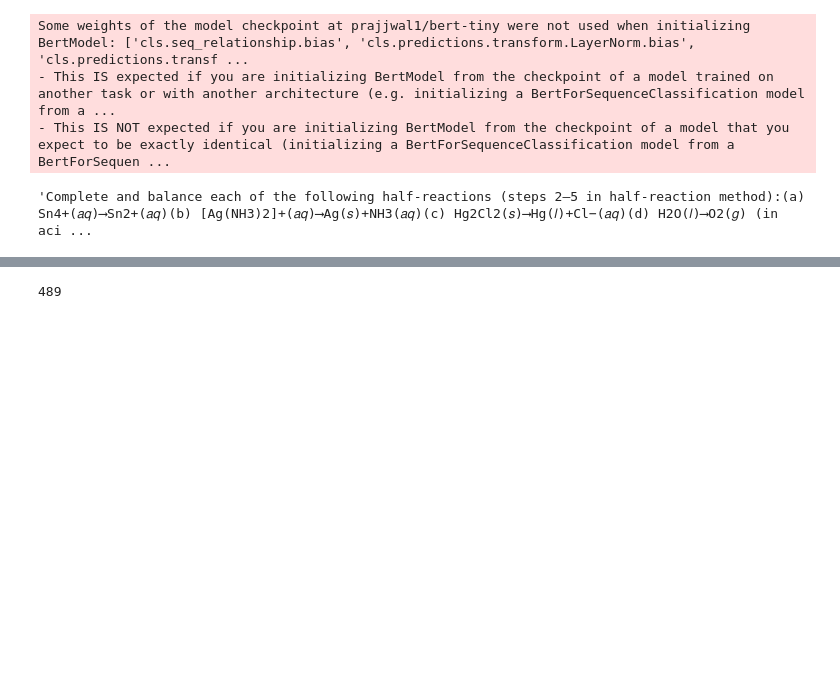
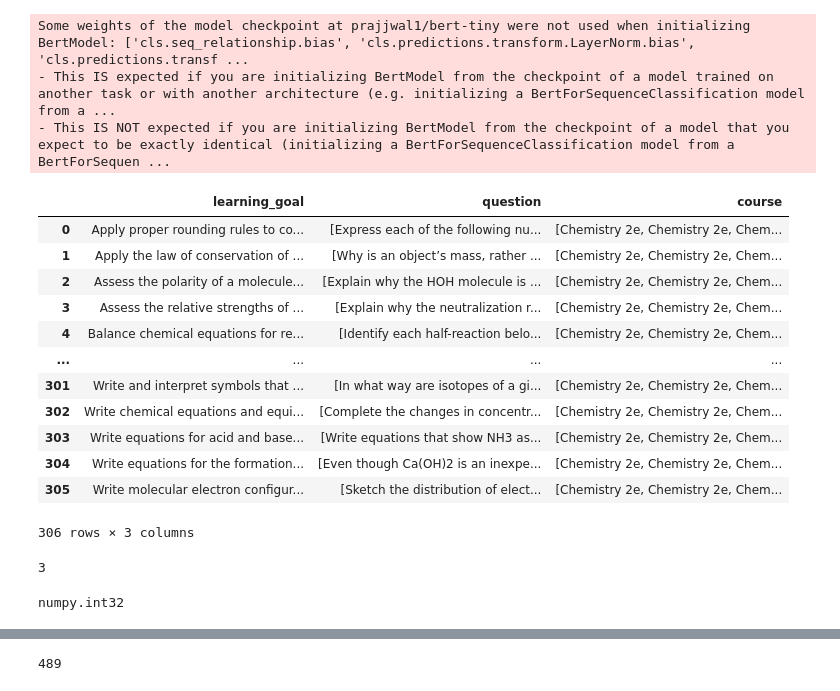
Before and after one commit to AmirZur/smartstem-ai, a Jupyter notebook: playground.ipynb, the cells around one changed output, grey strips where cells are left out. Saved outputs shown, nothing was run; the diff lists cells and outputs as text; code cells hidden in the pictures; blank space fills up the shorter version.

```diff
--- a/playground.ipynb
+++ b/playground.ipynb
@@ -365,8 +365,30 @@ COURSES = [
 data = pd.concat([
     util.load_openstax_course(course) for course in COURSES
 ])
-# %%
-question = data['question'].sample().iloc[0]
-question
-# %% [output]
-'Complete and balance each of the following half-reactions (steps 2–5 in half-reaction method):(a) Sn4+(𝑎𝑞)⟶Sn2+(𝑎𝑞)(b) [Ag(NH3)2]+(𝑎𝑞)⟶Ag(𝑠)+NH3(𝑎𝑞)(c) Hg2Cl2(𝑠)⟶Hg(𝑙)+Cl−(𝑎𝑞)(d) H2O(𝑙)⟶O2(𝑔) (in aci ...
+# %%
+data_by_learning_goal = data.groupby('learning_goal').agg(list).reset_index()
+index = 0
+lg = data_by_learning_goal.iloc[index]
+safe_lgs = data_by_learning_goal[
+    data_by_learning_goal['question'].apply(lambda l: all([q not in lg.question for q in l]))
+]
+# %%
+data_by_learning_goal
+# %% [output]
+|  | learning_goal | question | course |
+| 0 | Apply proper rounding rules to co... | [Express each of the following nu... | [Chemistry 2e, Chemistry 2e, Chem... |
+| 1 | Apply the law of conservation of ... | [Why is an object’s mass, rather ... | [Chemistry 2e, Chemistry 2e, Chem... |
+| 2 | Assess the polarity of a molecule... | [Explain why the HOH molecule is ... | [Chemistry 2e, Chemistry 2e, Chem... |
+| 3 | Assess the relative strengths of ... | [Explain why the neutralization r... | [Chemistry 2e, Chemistry 2e, Chem... |
+| 4 | Balance chemical equations for re... | [Identify each half-reaction belo... | [Chemistry 2e, Chemistry 2e, Chem... |
+| ... | ... | ... | ... |
+| 301 | Write and interpret symbols that ... | [In what way are isotopes of a gi... | [Chemistry 2e, Chemistry 2e, Chem... |
+| 302 | Write chemical equations and equi... | [Complete the changes in concentr... | [Chemistry 2e, Chemistry 2e, Chem... |
+| 303 | Write equations for acid and base... | [Write equations that show NH3 as... | [Chemistry 2e, Chemistry 2e, Chem... |
+| 304 | Write equations for the formation... | [Even though Ca(OH)2 is an inexpe... | [Chemistry 2e, Chemistry 2e, Chem... |
+| 305 | Write molecular electron configur... | [Sketch the distribution of elect... | [Chemistry 2e, Chemistry 2e, Chem... |
+306 rows × 3 columns
+# %%
+data.groupby('learning_goal').agg(list)['question'].apply(len).min()
+# %% [output]
+3
@@ -372,0 +399,5 @@ question
+# %%
+a = rng.choice([1, 2, 3, 4], replace=False)
+type(a)
+# %% [output]
+numpy.int32
```
Also changed, not shown: parts of 2 cells of this notebook, 2 other files.
